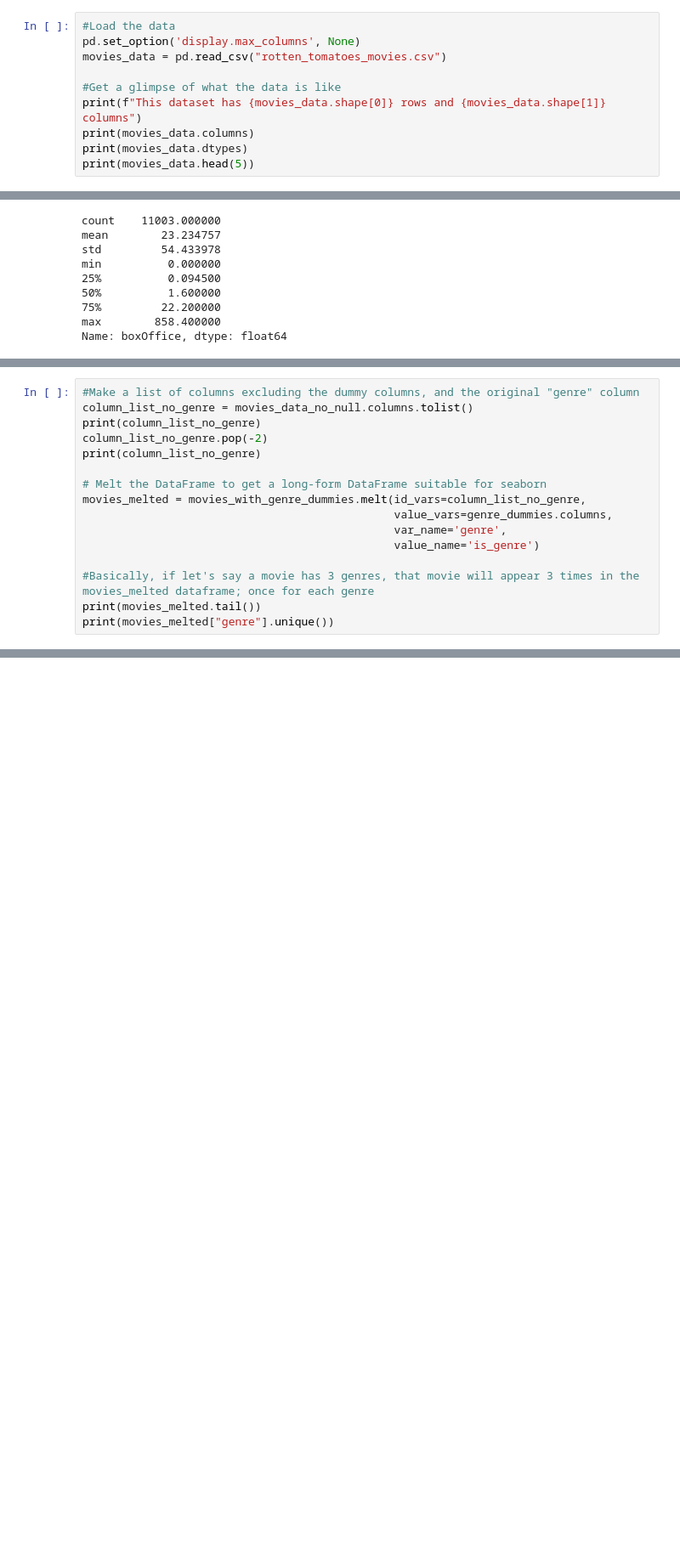
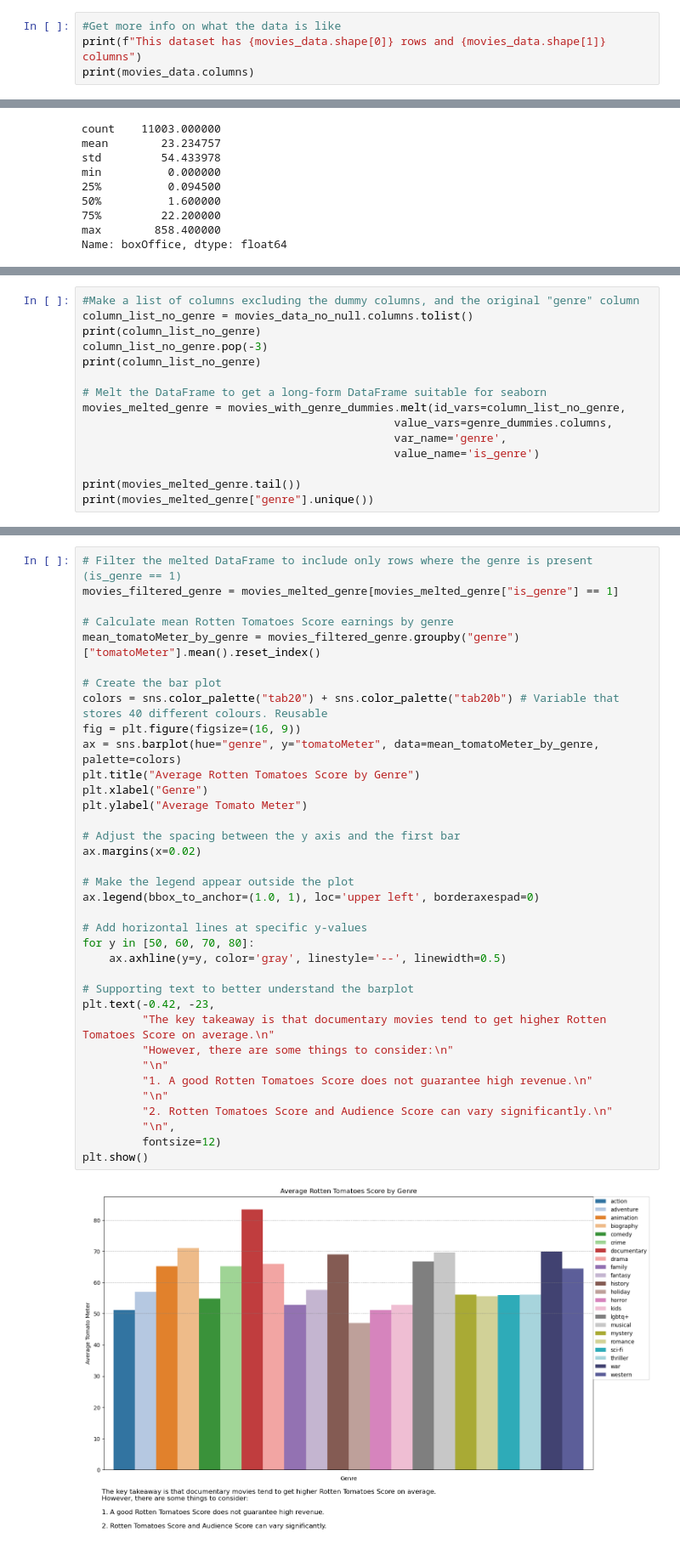
Before and after one commit to RizalSuhaimi/CodingPortfolio, a Jupyter notebook: DataAnalysis/Movies_RottenTomatoes/VisualAnalysisOfMoviesData.ipynb, the cells around one changed output, grey strips where cells are left out. Shown: that part at 85% size. Drawn from its saved outputs; the diff is of its cells as text; blank space fills up the shorter version.

```diff
--- a/DataAnalysis/Movies_RottenTomatoes/VisualAnalysisOfMoviesData.ipynb
+++ b/DataAnalysis/Movies_RottenTomatoes/VisualAnalysisOfMoviesData.ipynb
@@ -38,13 +64,7 @@ from datetime import datetime as dt
 # %%
-#Load the data
-pd.set_option('display.max_columns', None)
-movies_data = pd.read_csv("rotten_tomatoes_movies.csv")
-
-#Get a glimpse of what the data is like
+#Get more info on what the data is like
 print(f"This dataset has {movies_data.shape[0]} rows and {movies_data.shape[1]} columns")
 print(movies_data.columns)
-print(movies_data.dtypes)
-print(movies_data.head(5))
 # %% [output]
 This dataset has 143258 rows and 16 columns
 Index(['id', 'title', 'audienceScore', 'tomatoMeter', 'rating',
@@ -324,16 +345,15 @@ There are 22 unique genres
 #Make a list of columns excluding the dummy columns, and the original "genre" column
 column_list_no_genre = movies_data_no_null.columns.tolist()
 print(column_list_no_genre)
-column_list_no_genre.pop(-2)
+column_list_no_genre.pop(-3)
 print(column_list_no_genre)
 
 # Melt the DataFrame to get a long-form DataFrame suitable for seaborn
-movies_melted = movies_with_genre_dummies.melt(id_vars=column_list_no_genre,
+movies_melted_genre = movies_with_genre_dummies.melt(id_vars=column_list_no_genre,
                                                value_vars=genre_dummies.columns,
                                                var_name='genre',
                                                value_name='is_genre')
 
-#Basically, if let's say a movie has 3 genres, that movie will appear 3 times in the movies_melted dataframe; once for each genre
-print(movies_melted.tail())
-print(movies_melted["genre"].unique())
+print(movies_melted_genre.tail())
+print(movies_melted_genre["genre"].unique())
 # %% [output]
@@ -389,0 +377,38 @@ dtype: int64
+# %%
+# Filter the melted DataFrame to include only rows where the genre is present (is_genre == 1)
+movies_filtered_genre = movies_melted_genre[movies_melted_genre["is_genre"] == 1]
+
+# Calculate mean Rotten Tomatoes Score earnings by genre
+mean_tomatoMeter_by_genre = movies_filtered_genre.groupby("genre")["tomatoMeter"].mean().reset_index()
+
+# Create the bar plot
+colors = sns.color_palette("tab20") + sns.color_palette("tab20b") # Variable that stores 40 different colours. Reusable
+fig = plt.figure(figsize=(16, 9))
+ax = sns.barplot(hue="genre", y="tomatoMeter", data=mean_tomatoMeter_by_genre, palette=colors)
+plt.title("Average Rotten Tomatoes Score by Genre")
+plt.xlabel("Genre")
+plt.ylabel("Average Tomato Meter")
+
+# Adjust the spacing between the y axis and the first bar
+ax.margins(x=0.02)
+
+# Make the legend appear outside the plot
+ax.legend(bbox_to_anchor=(1.0, 1), loc='upper left', borderaxespad=0)
+
+# Add horizontal lines at specific y-values
+for y in [50, 60, 70, 80]:
+    ax.axhline(y=y, color='gray', linestyle='--', linewidth=0.5)
+
+# Supporting text to better understand the barplot
+plt.text(-0.42, -23,
+         "The key takeaway is that documentary movies tend to get higher Rotten Tomatoes Score on average.\n"
+         "However, there are some things to consider:\n"
+         "\n"
+         "1. A good Rotten Tomatoes Score does not guarantee high revenue.\n"
+         "\n"
+         "2. Rotten Tomatoes Score and Audience Score can vary significantly.\n"
+         "\n",
+         fontsize=12)
+plt.show()
+# %% [output]
+[figure, added]
```
Also changed, not shown: parts of 32 cells of this notebook.
